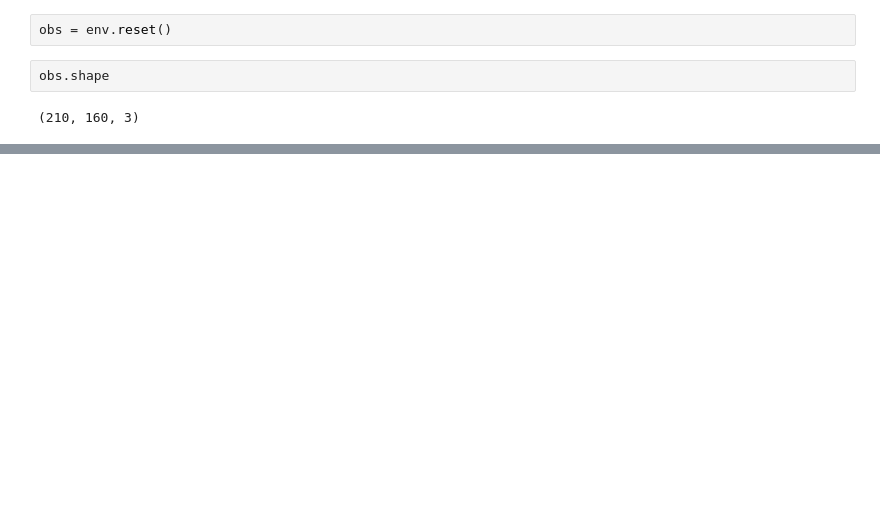
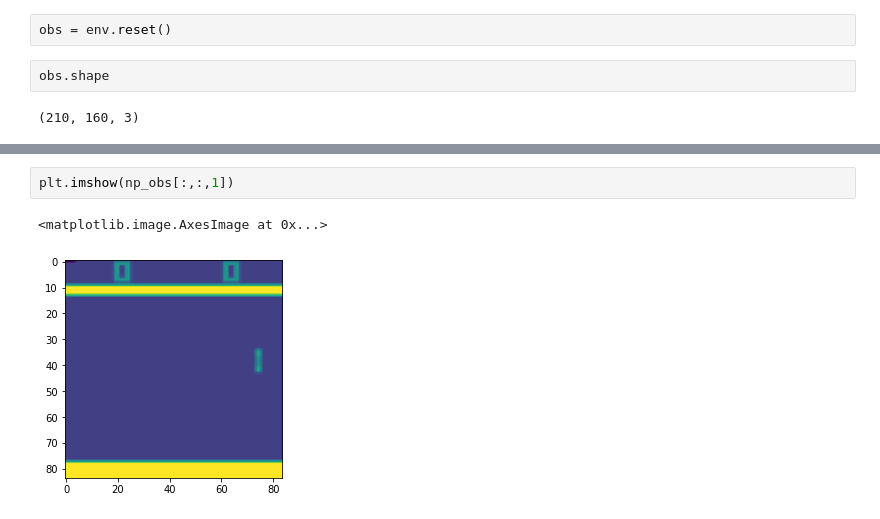
Before and after one commit to vgangal101/Human_Level_Control_DRL_DQN, a Jupyter notebook: rl_debugging.ipynb, the cells around one changed output, grey strips where cells are left out. Saved outputs shown, nothing was run; the diff lists cells and outputs as text; blank space fills up the shorter version.

```diff
--- a/rl_debugging.ipynb
+++ b/rl_debugging.ipynb
@@ -29,0 +46,5 @@ TypeError: argument of type 'TimeLimit' is not iterable
+# %%
+plt.imshow(np_obs[:,:,1])
+# %% [output]
+<matplotlib.image.AxesImage at 0x...>
+[figure, added]
```
Also changed, not shown: parts of 26 cells of this notebook, 2 other files.
